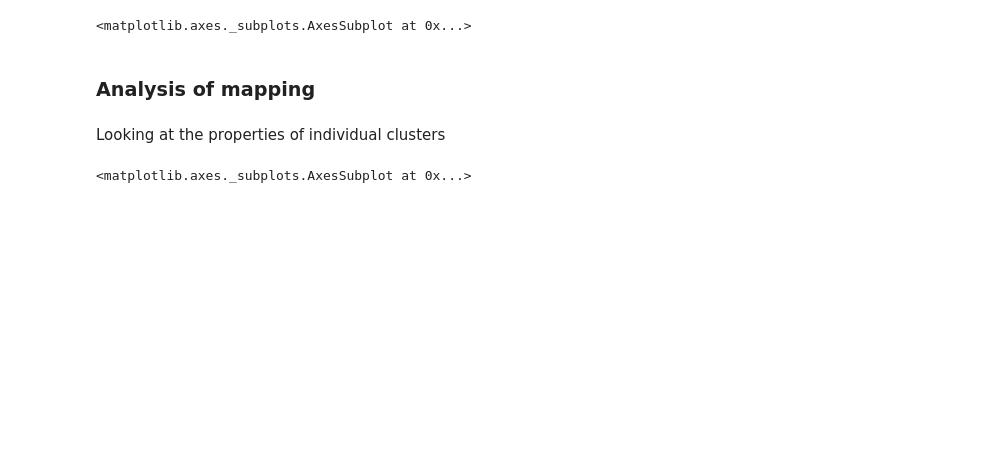
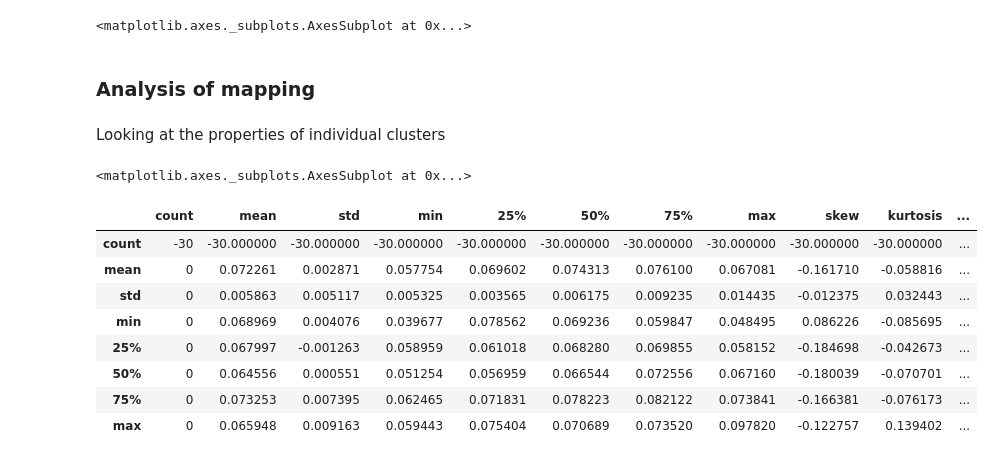
Before and after one commit to samueljackson92/major-project-data, a Jupyter notebook: 2015-04-01/intensity_analysis.ipynb, the cells around one changed output. Cells and saved outputs as stored; diff of their text form; code cells hidden in the pictures; blank space fills up the shorter version.

```diff
--- a/2015-04-01/intensity_analysis.ipynb
+++ b/2015-04-01/intensity_analysis.ipynb
@@ -113,0 +130,24 @@ mia.plotting.plot_scatter_2d(mapping, [0,1], hologic_meta.drop_duplicates().BIRA
+# %%
+upper_index = (mapping[1] > 5) & (mapping[0] < 0)
+lower_index = (mapping[1] <= 5) & (mapping[0] < -5)
+
+upper_cluster = intensity_features[upper_index]
+lower_cluster = intensity_features[lower_index]
+
+joint_clusters = pd.concat([mapping[upper_index], mapping[lower_index]])
+mia.plotting.plot_scatter_2d(joint_clusters, [0,1], class_labels[joint_clusters.index])
+
+from IPython.display import display
+pd.options.display.max_columns = None
+df = upper_cluster.describe() - lower_cluster.describe()
+display(df)
+# %% [output]
+|  | count | mean | std | min | 25% | 50% | 75% | max | skew | kurtosis | ... |
+| count | -30 | -30.000000 | -30.000000 | -30.000000 | -30.000000 | -30.000000 | -30.000000 | -30.000000 | -30.000000 | -30.000000 | ... |
+| mean | 0 | 0.072261 | 0.002871 | 0.057754 | 0.069602 | 0.074313 | 0.076100 | 0.067081 | -0.161710 | -0.058816 | ... |
+| std | 0 | 0.005863 | 0.005117 | 0.005325 | 0.003565 | 0.006175 | 0.009235 | 0.014435 | -0.012375 | 0.032443 | ... |
+| min | 0 | 0.068969 | 0.004076 | 0.039677 | 0.078562 | 0.069236 | 0.059847 | 0.048495 | 0.086226 | -0.085695 | ... |
+| 25% | 0 | 0.067997 | -0.001263 | 0.058959 | 0.061018 | 0.068280 | 0.069855 | 0.058152 | -0.184698 | -0.042673 | ... |
+| 50% | 0 | 0.064556 | 0.000551 | 0.051254 | 0.056959 | 0.066544 | 0.072556 | 0.067160 | -0.180039 | -0.070701 | ... |
+| 75% | 0 | 0.073253 | 0.007395 | 0.062465 | 0.071831 | 0.078223 | 0.082122 | 0.073841 | -0.166381 | -0.076173 | ... |
+| max | 0 | 0.065948 | 0.009163 | 0.059443 | 0.075404 | 0.070689 | 0.073520 | 0.097820 | -0.122757 | 0.139402 | ... |
```
Also changed, not shown: parts of 14 cells of this notebook, 4 other files.
